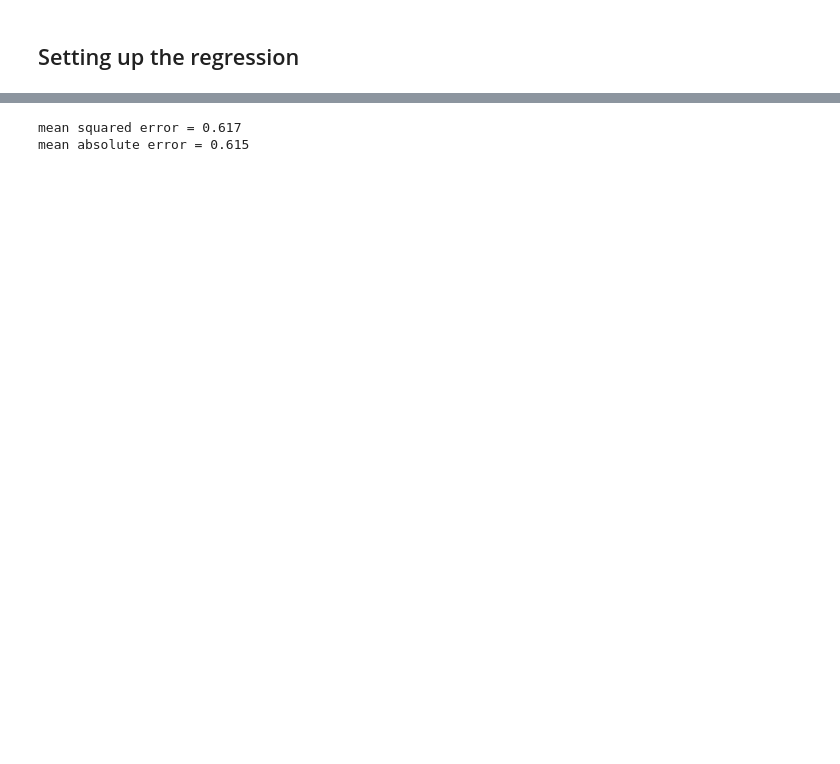
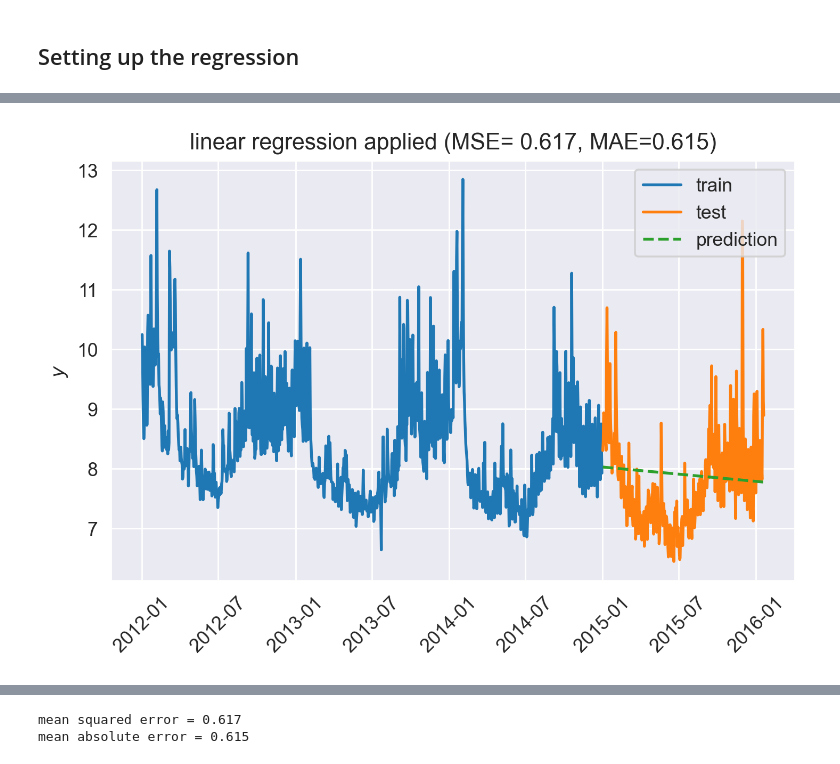
Before and after one commit to jope35/hypershotgun-blog, a Jupyter notebook: posts/boring_forecast/boring_linear_forecast.ipynb, the cells around one changed output, grey strips where cells are left out. Saved outputs shown, nothing was run; the diff lists cells and outputs as text; code cells hidden in the pictures; blank space fills up the shorter version.

```diff
--- a/posts/boring_forecast/boring_linear_forecast.ipynb
+++ b/posts/boring_forecast/boring_linear_forecast.ipynb
@@ -141,0 +146,33 @@ The model fits super fast
+# %%
+# calc error metrics
+mse = mean_squared_error(y_test, y_pred)
+mae = mean_absolute_error(y_test, y_pred)
+
+# visually inspect the prediction
+plt.plot_date(
+    x=df_train["ds"],
+    y=df_train["y"],
+    label="train",
+    fmt="-",
+)
+plt.plot_date(
+    x=df_test["ds"],
+    y=df_test["y"],
+    label="test",
+    fmt="-",
+)
+
+plt.plot_date(
+    x=df_test["ds"],
+    y=y_pred,
+    label="prediction",
+    fmt="--",
+)
+
+plt.legend(loc="upper right")
+plt.tick_params(axis="x", rotation=45)
+plt.ylabel("$y$")
+plt.title(f"linear regression applied (MSE= {mse:.3}, MAE={mae:.3})")
+plt.show()
+# %% [output]
+[figure, added]
```
Also changed, not shown: parts of 18 cells of this notebook.
